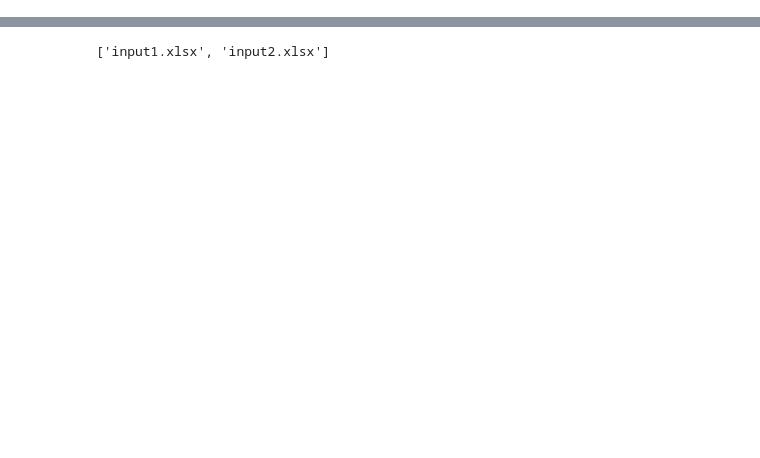
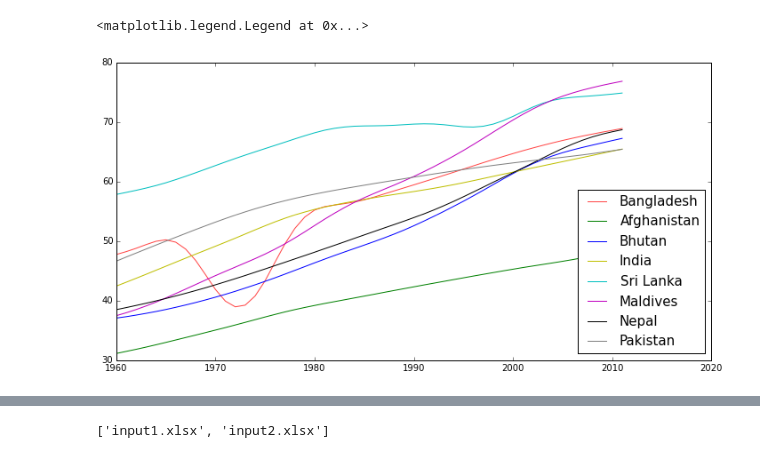
Before and after one commit to livewithpython/python-excel-tutorial, a Jupyter notebook: Python for Data Analysis.ipynb, the cells around one changed output, grey strips where cells are left out. Saved outputs shown, nothing was run; the diff lists cells and outputs as text; code cells hidden in the pictures; blank space fills up the shorter version.

```diff
--- a/Python for Data Analysis.ipynb
+++ b/Python for Data Analysis.ipynb
@@ -0,0 +745,22 @@
+# %%
+fig, ax = plt.subplots(figsize=(12,6))
+bddata=ndata[ndata['Code'] == 'BD']
+ax.plot(bddata.Year, bddata.Expectancy, color='r', label="Bangladesh", alpha=0.73)
+afdata=ndata[ndata['Code'] == 'AF']
+ax.plot(afdata.Year, afdata.Expectancy, color='g', label="Afghanistan")
+btdata=ndata[ndata['Code'] == 'BT']
+ax.plot(btdata.Year, btdata.Expectancy, color='b', label="Bhutan")
+indata=ndata[ndata['Code'] == 'IN']
+ax.plot(indata.Year, indata.Expectancy, color='y', label="India")
+lkdata=ndata[ndata['Code'] == 'LK']
+ax.plot(lkdata.Year, lkdata.Expectancy, color='c', label="Sri Lanka")
+mvdata=ndata[ndata['Code'] == 'MV']
+ax.plot(mvdata.Year, mvdata.Expectancy, color='m', label="Maldives")
+npdata=ndata[ndata['Code'] == 'NP']
+ax.plot(npdata.Year, npdata.Expectancy, color='k', label="Nepal")
+pkdata=ndata[ndata['Code'] == 'PK']
+ax.plot(pkdata.Year, pkdata.Expectancy, color='grey', label="Pakistan")
+ax.legend(loc=0, fontsize=15)
+# %% [output]
+<matplotlib.legend.Legend at 0x...>
+[figure, added]
```
Also changed, not shown: parts of 68 cells of this notebook, 7 other files.
